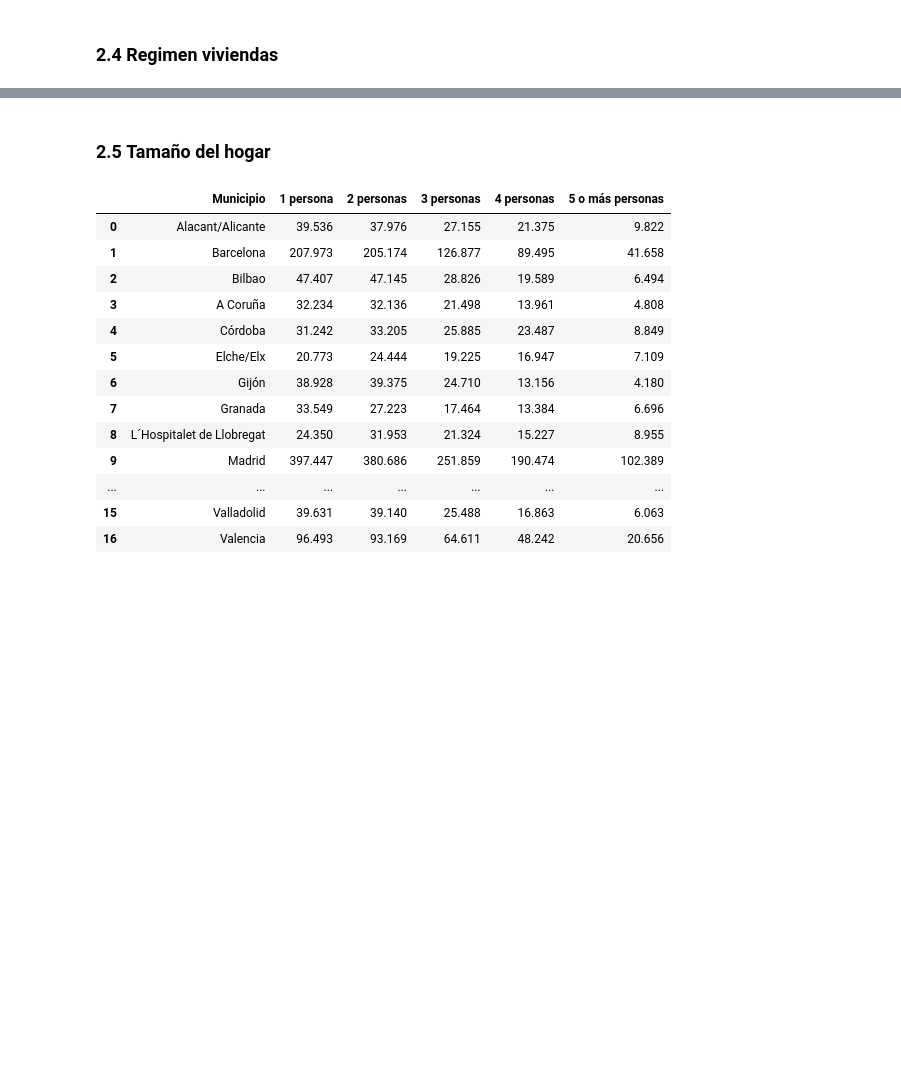
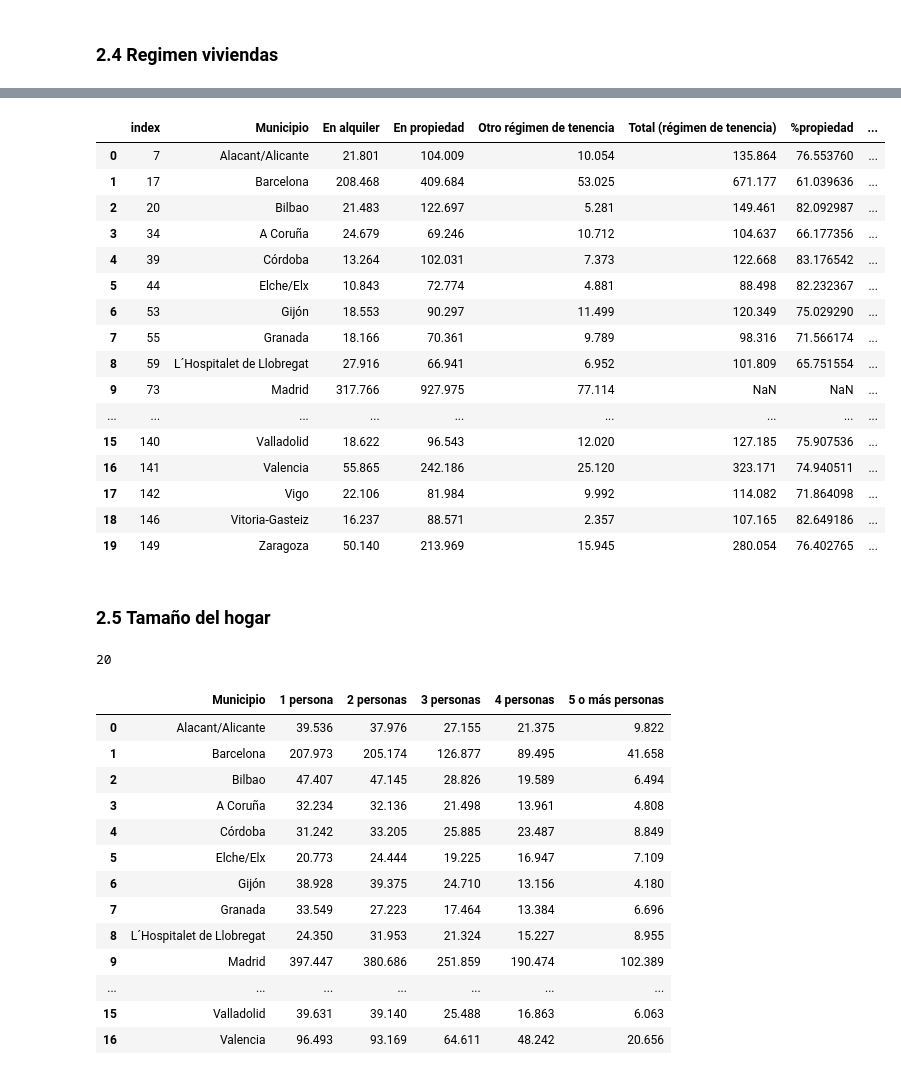
Before and after one commit to carlotagordillo2/Housing-factor, a Jupyter notebook: src/clean_df.ipynb, the cells around one changed output, grey strips where cells are left out. Drawn from its saved outputs; the diff is of its cells as text; code cells hidden in the pictures; blank space fills up the shorter version.

```diff
--- a/src/clean_df.ipynb
+++ b/src/clean_df.ipynb
@@ -421,5 +464,5 @@ hay que ponerlo en porcentaje
 # %%
-df_regimen = pd.read_csv("../utils/Regimen.csv", sep=";")
+df_regimen = pd.read_csv("../src/files/datos_para_almacenar/Regimen.csv", sep=";")
 # %%
 df_regimen.columns
 # %% [output]
@@ -429,5 +498,25 @@ Index(['Unnamed: 0', 'Municipio', 'En alquiler', 'En propiedad',
 # %%
 df_regimen = df_regimen.drop('Unnamed: 0', axis = 1)
+# %%
+df_regimen
+# %% [output]
+|  | index | Municipio | En alquiler | En propiedad | Otro régimen de tenencia | Total (régimen de tenencia) | %propiedad | ... |
+| 0 | 7 | Alacant/Alicante | 21.801 | 104.009 | 10.054 | 135.864 | 76.553760 | ... |
+| 1 | 17 | Barcelona | 208.468 | 409.684 | 53.025 | 671.177 | 61.039636 | ... |
+| 2 | 20 | Bilbao | 21.483 | 122.697 | 5.281 | 149.461 | 82.092987 | ... |
+| 3 | 34 | A Coruña | 24.679 | 69.246 | 10.712 | 104.637 | 66.177356 | ... |
+| 4 | 39 | Córdoba | 13.264 | 102.031 | 7.373 | 122.668 | 83.176542 | ... |
+| 5 | 44 | Elche/Elx | 10.843 | 72.774 | 4.881 | 88.498 | 82.232367 | ... |
+| 6 | 53 | Gijón | 18.553 | 90.297 | 11.499 | 120.349 | 75.029290 | ... |
+| 7 | 55 | Granada | 18.166 | 70.361 | 9.789 | 98.316 | 71.566174 | ... |
+| 8 | 59 | L´Hospitalet de Llobregat | 27.916 | 66.941 | 6.952 | 101.809 | 65.751554 | ... |
+| 9 | 73 | Madrid | 317.766 | 927.975 | 77.114 | NaN | NaN | ... |
+| ... | ... | ... | ... | ... | ... | ... | ... | ... |
+| 15 | 140 | Valladolid | 18.622 | 96.543 | 12.020 | 127.185 | 75.907536 | ... |
+| 16 | 141 | Valencia | 55.865 | 242.186 | 25.120 | 323.171 | 74.940511 | ... |
+| 17 | 142 | Vigo | 22.106 | 81.984 | 9.992 | 114.082 | 71.864098 | ... |
+| 18 | 146 | Vitoria-Gasteiz | 16.237 | 88.571 | 2.357 | 107.165 | 82.649186 | ... |
+| 19 | 149 | Zaragoza | 50.140 | 213.969 | 15.945 | 280.054 | 76.402765 | ... |
 # %% [markdown]
 ### 2.5 **Tamaño** del hogar
 # %%
@@ -437,3 +528,7 @@ df_tamaño_hogar = df_tamaño_hogar.drop('Unnamed: 0', axis=1)
+# %%
+len(df_tamaño_hogar['Municipio'].to_list())
+# %% [output]
+20
 # %%
 df_tamaño_hogar
 # %% [output]
```
Also changed, not shown: parts of 46 cells of this notebook, 1 other file.
